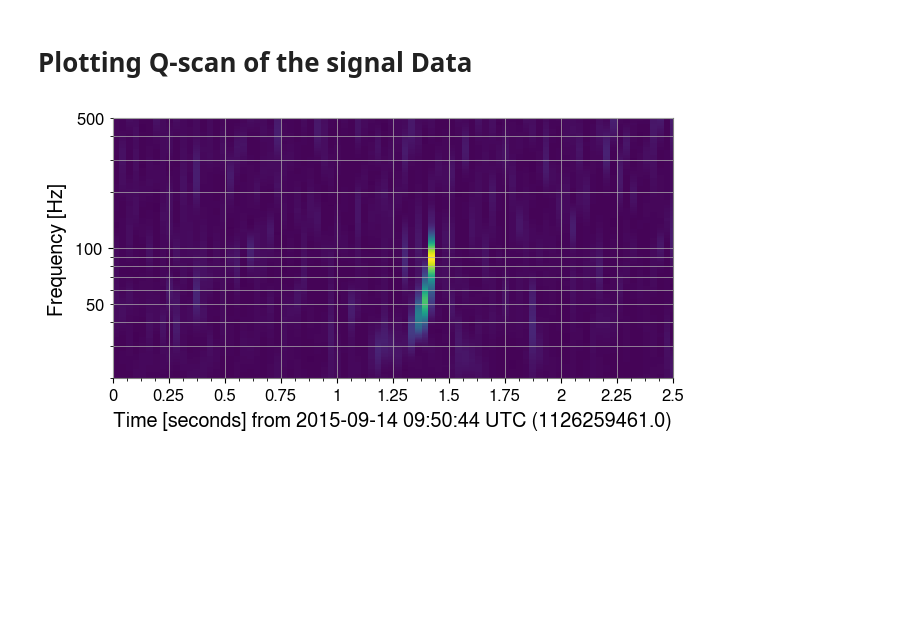
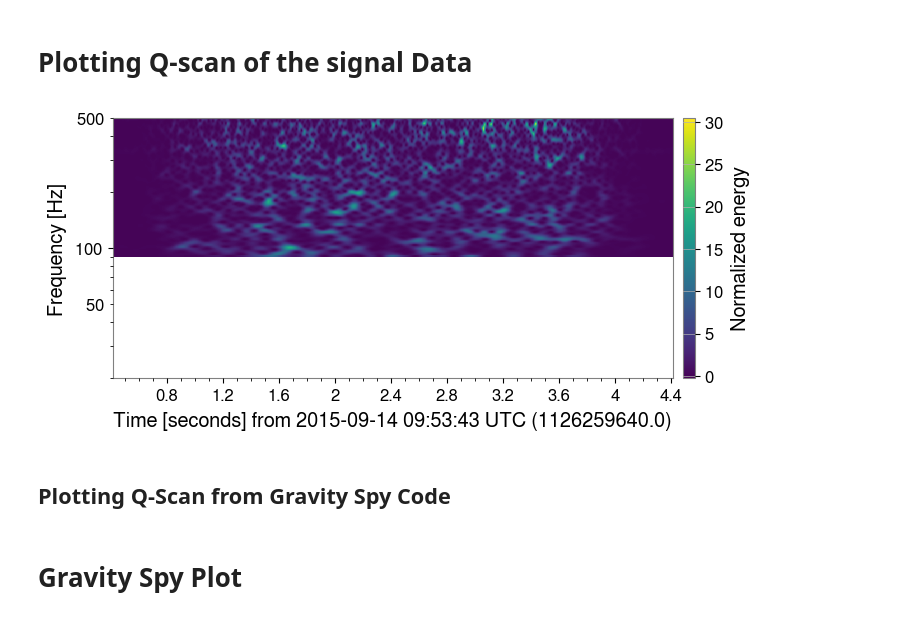
Before and after one commit to eMillar2718/GW_ChirpSim, a Jupyter notebook: GW_sim_test.ipynb, the cells around one changed output. Drawn from its saved outputs; the diff is of its cells as text; code cells hidden in the pictures; blank space fills up the shorter version.

Commit message:
GravitySpy plot attempt, missing data bug returned

```diff
--- a/GW_sim_test.ipynb
+++ b/GW_sim_test.ipynb
@@ -8,7 +28,7 @@ from gwpy.signal.filter_design import bandpass, concatenate_zpks, notch
 # Setting Universal Parameters
 # %%
 sampling_frequency = 4096
-duration = 30.0
+duration = 4
 minimum_frequency = 20
 # %% [markdown]
 # Setting Simulated Signal Parameters
@@ -54,6 +73,14 @@ waveform_generator = bilby.gw.WaveformGenerator(
 # %% [markdown]
 # Defining the Strain Data
 # %%
-start_time = 1126259446
+start_time = injection_parameters["geocent_time"] - 2
 end_time = start_time + duration
 time_series = TimeSeries.fetch_open_data('H1', start_time, end_time)
+
+plot = time_series.plot()
+
+ax = plot.gca()
+ax.set_title('Hanford Strain data')
+ax.set_ylabel('Strain')
+
+plot = plt.show()
@@ -118,14 +209,22 @@ qspecgram = data_injected.q_transform()
 # %%
+#Performing Q-transform of the injected data timeseries
+qspecgram = data_injected.q_transform()
+
 plot = qspecgram.plot(figsize=[8, 4])
 ax = plot.gca()
+
 ax.set_xscale('seconds')
 ax.set_yscale('log')
 ax.set_ylim(20, 500)
-plt.xlim(start_time +15, start_time + 17.5)
 ax.set_ylabel('Frequency [Hz]')
-ax.grid(True, axis='y', which='both')
-#ax.colorbar(cmap='viridis', label='Normalized energy')
+ax.grid(False)
+ax.colorbar(cmap='viridis', label='Normalized energy')
+
 plt.savefig('Q_scan.jpeg')
 plot.show()
 # %% [output]
-[figure, old version]
+[figure, new version]
+# %% [markdown]
+## Plotting Q-Scan from Gravity Spy Code
+# %% [markdown]
+# Gravity Spy Plot
```
Also changed, not shown: parts of 15 cells of this notebook.
